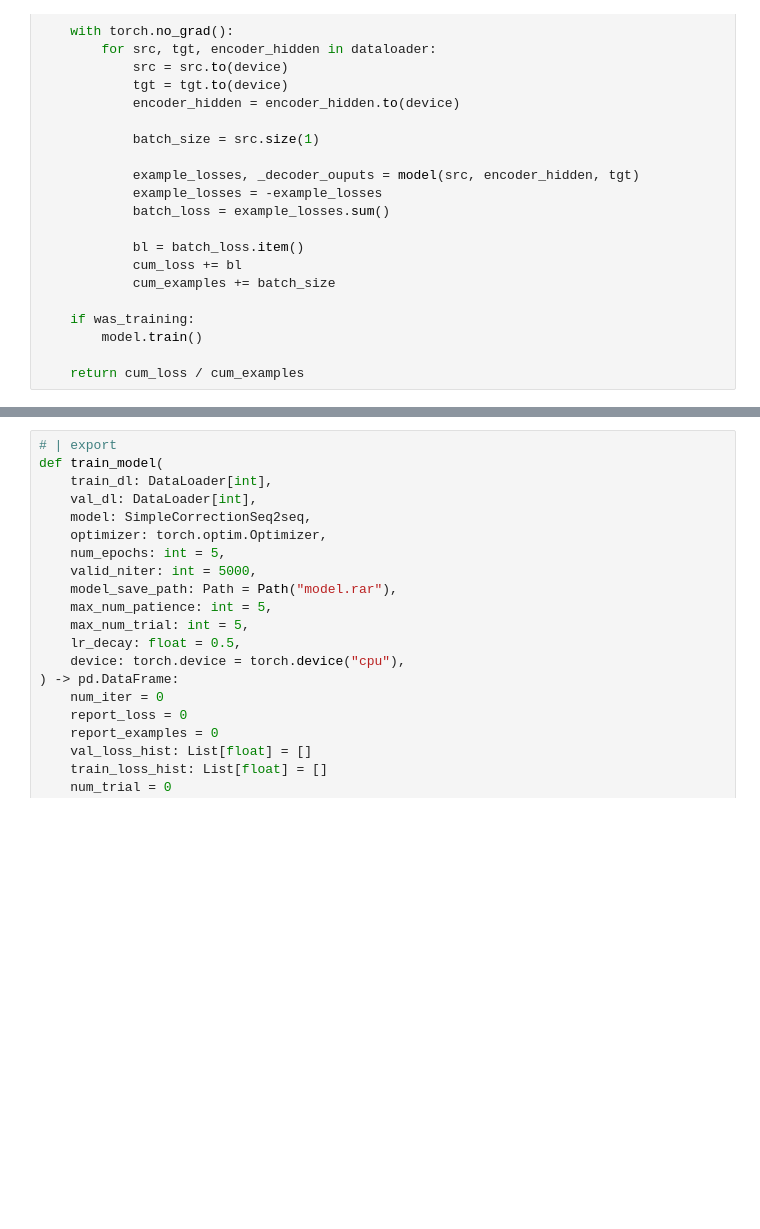
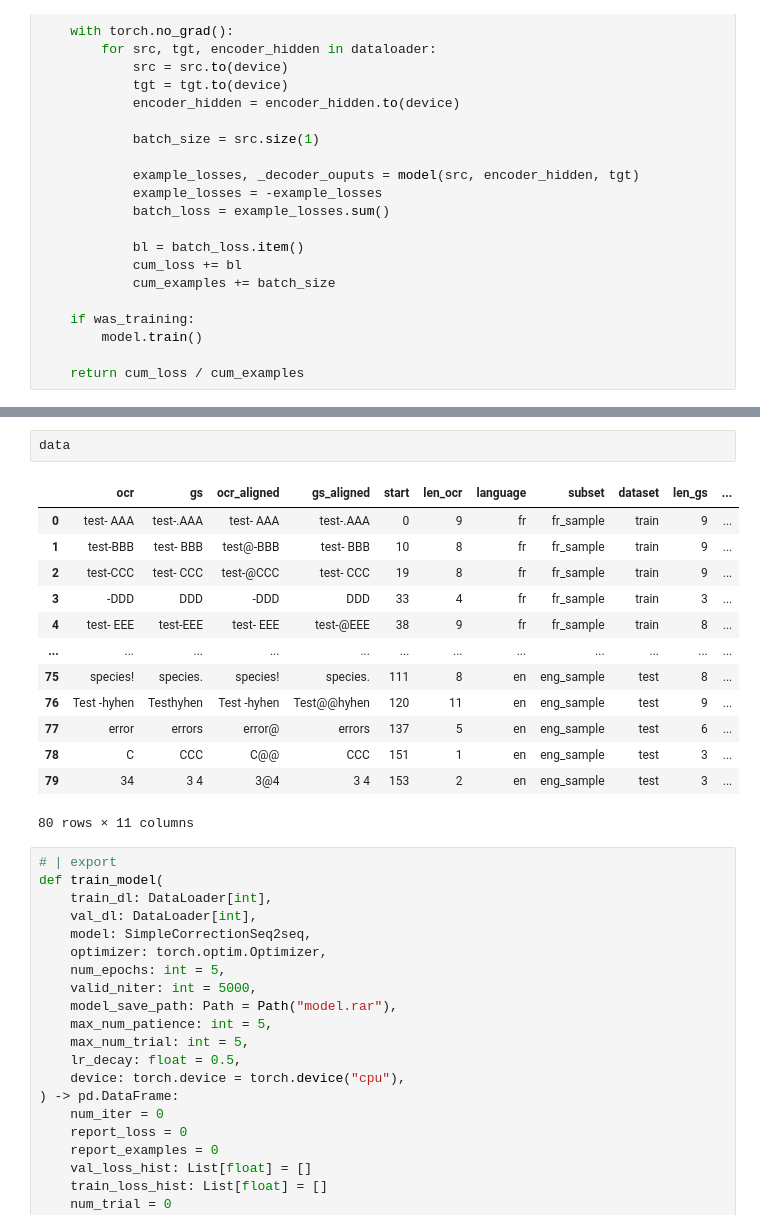
Before and after one commit to jvdzwaan/ocrpostcorrection, a Jupyter notebook: nbs/02b_bert_vectors_correction_dataset.ipynb, the cells around one changed output, grey strips where cells are left out. Drawn from its saved outputs; the diff is of its cells as text; blank space fills up the shorter version.

```diff
--- a/nbs/02b_bert_vectors_correction_dataset.ipynb
+++ b/nbs/02b_bert_vectors_correction_dataset.ipynb
@@ -202,3 +276,19 @@ loss
+# %%
+data
+# %% [output]
+|  | ocr | gs | ocr_aligned | gs_aligned | start | len_ocr | language | subset | dataset | len_gs | ... |
+| 0 | test- AAA | test-.AAA | test- AAA | test-.AAA | 0 | 9 | fr | fr_sample | train | 9 | ... |
+| 1 | test-BBB | test- BBB | test@-BBB | test- BBB | 10 | 8 | fr | fr_sample | train | 9 | ... |
+| 2 | test-CCC | test- CCC | test-@CCC | test- CCC | 19 | 8 | fr | fr_sample | train | 9 | ... |
+| 3 | -DDD | DDD | -DDD | DDD | 33 | 4 | fr | fr_sample | train | 3 | ... |
+| 4 | test- EEE | test-EEE | test- EEE | test-@EEE | 38 | 9 | fr | fr_sample | train | 8 | ... |
+| ... | ... | ... | ... | ... | ... | ... | ... | ... | ... | ... | ... |
+| 75 | species! | species. | species! | species. | 111 | 8 | en | eng_sample | test | 8 | ... |
+| 76 | Test -hyhen | Testhyhen | Test -hyhen | Test@@hyhen | 120 | 11 | en | eng_sample | test | 9 | ... |
+| 77 | error | errors | error@ | errors | 137 | 5 | en | eng_sample | test | 6 | ... |
+| 78 | C | CCC | C@@ | CCC | 151 | 1 | en | eng_sample | test | 3 | ... |
+| 79 | 34 | 3 4 | 3@4 | 3 4 | 153 | 2 | en | eng_sample | test | 3 | ... |
+80 rows × 11 columns
 # %%
 # | export
 def train_model(
```
Also changed, not shown: parts of 17 cells of this notebook, 7 other files.
